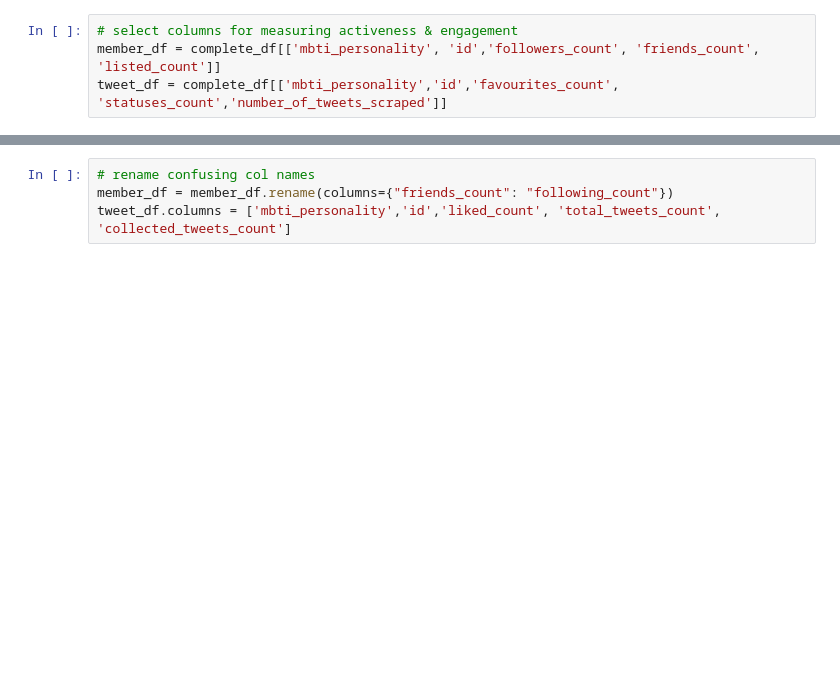
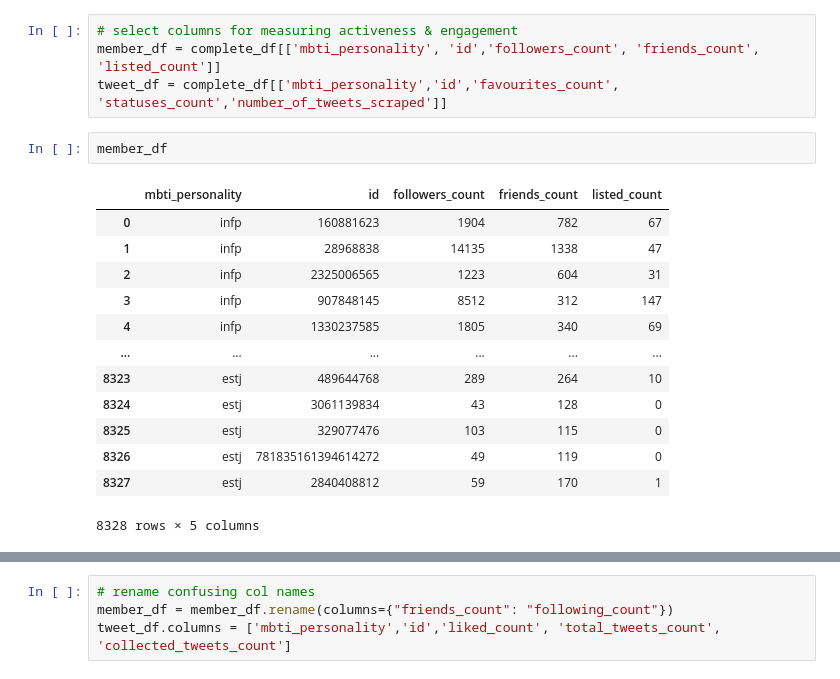
Before and after one commit to Skylar-Shi/MBTI_Data_Analysis_Project, a Jupyter notebook: DataCheckpointGroup_Sp23_RandomName.ipynb, the cells around one changed output, grey strips where cells are left out. Drawn from its saved outputs; the diff is of its cells as text; blank space fills up the shorter version.

```diff
--- a/DataCheckpointGroup_Sp23_RandomName.ipynb
+++ b/DataCheckpointGroup_Sp23_RandomName.ipynb
@@ -530,3 +153,19 @@ complete_df.head()
 # select columns for measuring activeness & engagement
 member_df = complete_df[['mbti_personality', 'id','followers_count', 'friends_count', 'listed_count']]
 tweet_df = complete_df[['mbti_personality','id','favourites_count', 'statuses_count','number_of_tweets_scraped']]
+# %%
+member_df
+# %% [output]
+|  | mbti_personality | id | followers_count | friends_count | listed_count |
+| 0 | infp | 160881623 | 1904 | 782 | 67 |
+| 1 | infp | 28968838 | 14135 | 1338 | 47 |
+| 2 | infp | 2325006565 | 1223 | 604 | 31 |
+| 3 | infp | 907848145 | 8512 | 312 | 147 |
+| 4 | infp | 1330237585 | 1805 | 340 | 69 |
+| ... | ... | ... | ... | ... | ... |
+| 8323 | estj | 489644768 | 289 | 264 | 10 |
+| 8324 | estj | 3061139834 | 43 | 128 | 0 |
+| 8325 | estj | 329077476 | 103 | 115 | 0 |
+| 8326 | estj | 781835161394614272 | 49 | 119 | 0 |
+| 8327 | estj | 2840408812 | 59 | 170 | 1 |
+8328 rows × 5 columns
```
Also changed, not shown: parts of 109 cells of this notebook.
